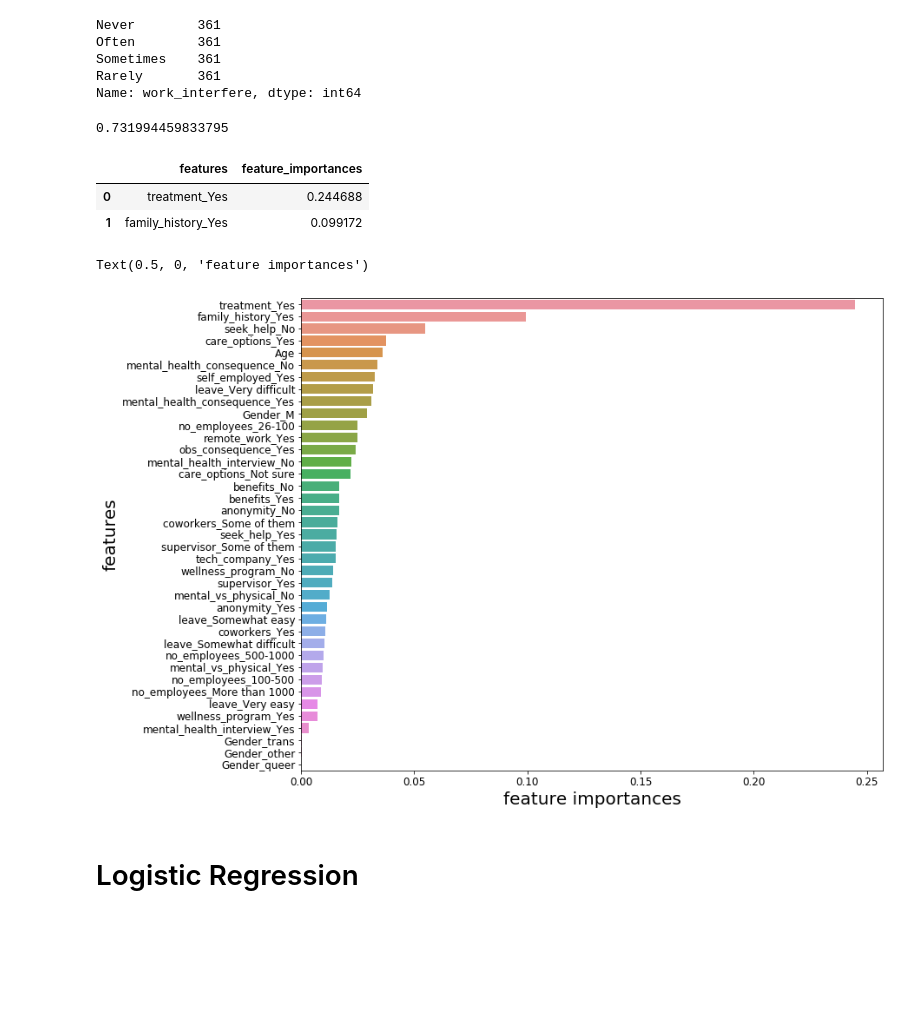
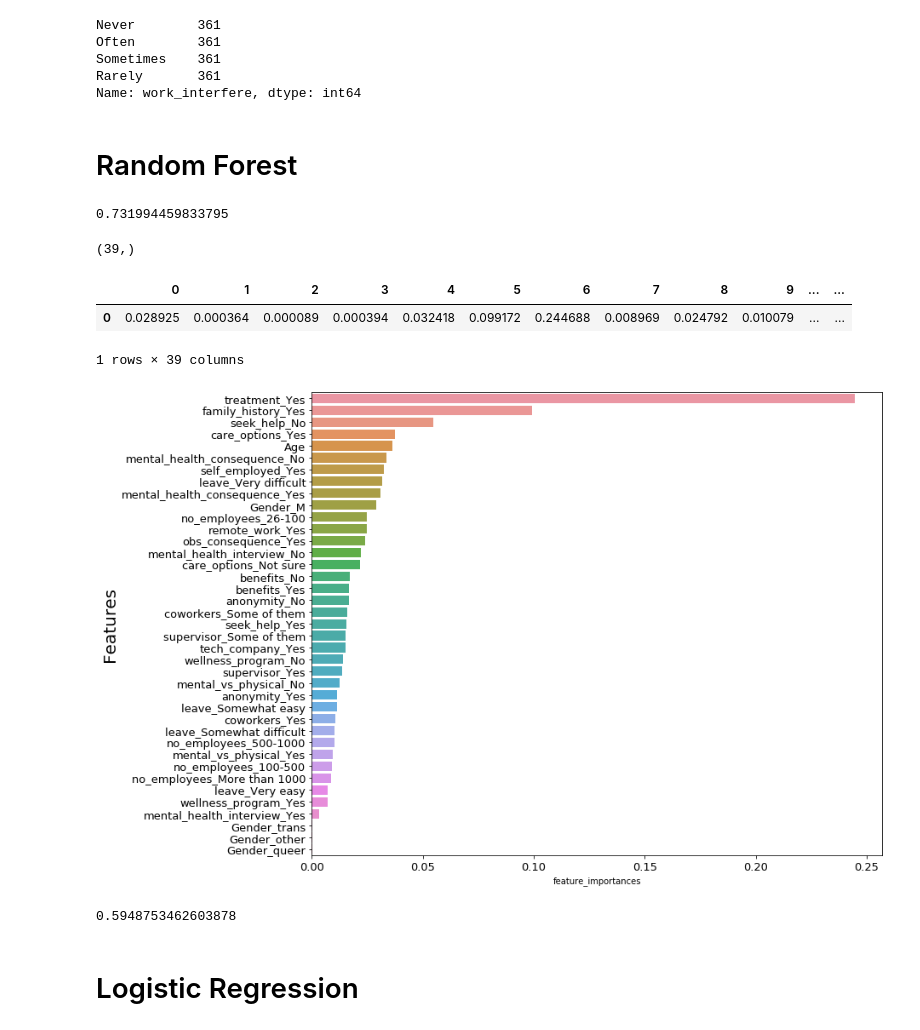
Before and after one commit to ChuckPryor/MentalHealth, a Jupyter notebook: data_prep.ipynb, the cells around one changed output. Drawn from its saved outputs; the diff is of its cells as text; code cells hidden in the pictures; blank space fills up the shorter version.

```diff
--- a/data_prep.ipynb
+++ b/data_prep.ipynb
@@ -217,6 +240,8 @@ Often        361
 Sometimes    361
 Rarely       361
 Name: work_interfere, dtype: int64
+# %% [markdown]
+# Random Forest
 # %%
 from sklearn.ensemble import BaggingClassifier, RandomForestClassifier
 forest = RandomForestClassifier(n_estimators=100, random_state=28, max_depth=5)
@@ -226,3 +251,7 @@ forest_model= forest.fit(X_sampled, y_sampled)
 forest_model.score(X_sampled, y_sampled)
 # %% [output]
 0.731994459833795
+# %%
+forest_model.feature_importances_.shape
+# %% [output]
+(39,)
@@ -229,29 +260,37 @@ forest_model.score(X_sampled, y_sampled)
+# %%
+forest_classes = pd.DataFrame(forest_model.feature_importances_)
+
+#forest_classes.columns =
+
+#X_sampled.columns
+forest_classes.T
+# %% [output]
+|  | 0 | 1 | 2 | 3 | 4 | 5 | 6 | 7 | 8 | 9 | ... | ... |
+| 0 | 0.028925 | 0.000364 | 0.000089 | 0.000394 | 0.032418 | 0.099172 | 0.244688 | 0.008969 | 0.024792 | 0.010079 | ... | ... |
+1 rows × 39 columns
 # %%
-features = pd.DataFrame(X_train.columns.values)
-features['feature_importances'] = forest_model.feature_importances_
+# features = pd.DataFrame(X_train.columns.values)
+# features['feature_importances'] = forest_model.feature_importances_
 
 
-features.columns = ['features','feature_importances']
+# features.columns = ['features','feature_importances']
 
-features= features.sort_values(by=['feature_importances'], ascending=False)
-features.reset_index(drop='first', inplace= True)
-features.head(2)
+# features= features.sort_values(by=['feature_importances'], ascending=False)
+# features.reset_index(drop='first', inplace= True)
+# features.head(2)
-# %% [output]
-|  | features | feature_importances |
-| 0 | treatment_Yes | 0.244688 |
-| 1 | family_history_Yes | 0.099172 |
 # %%
 y = features.feature_importances
 x = features.features
 
 plt.figure(figsize=(12, 10))
 sns.barplot(y, x)
 
-plt.yticks(fontsize=12)
-plt.xticks(fontsize=12)
+plt.yticks(fontsize=13)
+plt.xticks(fontsize=13)
 
-plt.ylabel('features', fontsize=20)
-plt.xlabel('feature importances', fontsize=20)
+plt.ylabel('Features', fontsize=20)
+#plt.xlabel('feature_importances', fontsize=20)
+
+plt.show()
 # %% [output]
-Text(0.5, 0, 'feature importances')
-[figure, old version]
+[figure, new version]
@@ -257,0 +300,4 @@ Text(0.5, 0, 'feature importances')
+# %%
+tree_model.score(X_sampled, y_sampled)
+# %% [output]
+0.5948753462603878
```
Also changed, not shown: parts of 18 cells of this notebook.
